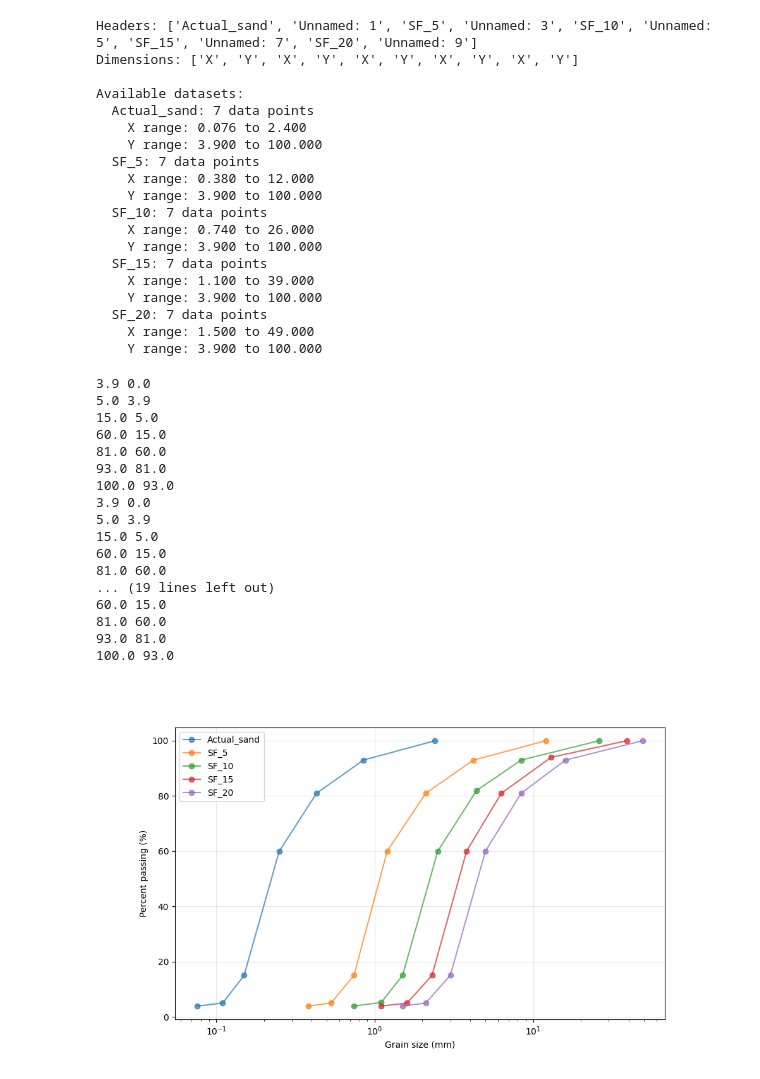
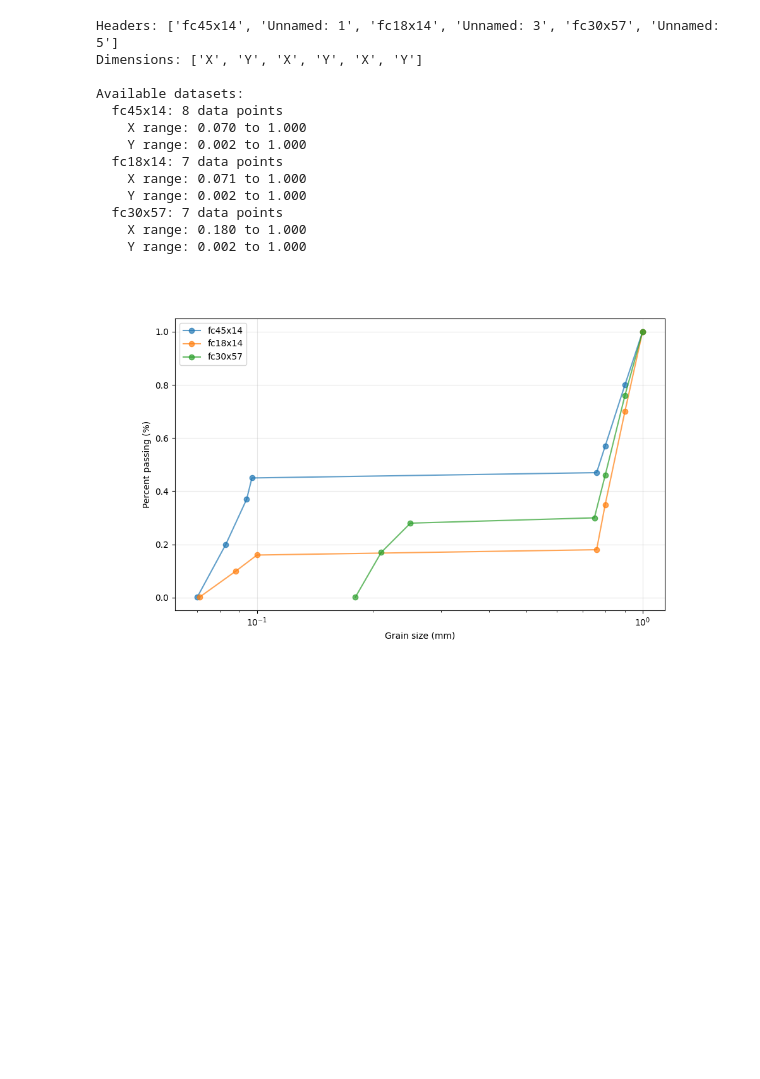
Before and after one commit to lornearnold/discrete_analytical_mech, a Jupyter notebook: literature_comparison.ipynb, the cells around one changed output. Drawn from its saved outputs; the diff is of its cells as text; code cells hidden in the pictures; blank space fills up the shorter version.

```diff
--- a/literature_comparison.ipynb
+++ b/literature_comparison.ipynb
@@ -13,7 +13,7 @@ def round_to_n_significant_digits(value, n=3):
     return np.round(value, -int(np.floor(np.log10(abs(value)))) + (n - 1))
 # %%
 # Read the CSV file with the special structure
-df = pd.read_csv("zeraati-shamsabadi_study_2025.csv")
+df = pd.read_csv("sufian_2021.csv")
 
 # Get the headers from row 1
 headers = df.columns.tolist()
@@ -61,25 +61,19 @@ for name, data in datasets.items():
     print(f"    X range: {data['x'].min():.3f} to {data['x'].max():.3f}")
     print(f"    Y range: {data['y'].min():.3f} to {data['y'].max():.3f}")
 # %% [output]
-Headers: ['Actual_sand', 'Unnamed: 1', 'SF_5', 'Unnamed: 3', 'SF_10', 'Unnamed: 5', 'SF_15', 'Unnamed: 7', 'SF_20', 'Unnamed: 9']
-Dimensions: ['X', 'Y', 'X', 'Y', 'X', 'Y', 'X', 'Y', 'X', 'Y']
+Headers: ['fc45x14', 'Unnamed: 1', 'fc18x14', 'Unnamed: 3', 'fc30x57', 'Unnamed: 5']
+Dimensions: ['X', 'Y', 'X', 'Y', 'X', 'Y']
 
 Available datasets:
-  Actual_sand: 7 data points
-    X range: 0.076 to 2.400
-    Y range: 3.900 to 100.000
-  SF_5: 7 data points
-    X range: 0.380 to 12.000
-    Y range: 3.900 to 100.000
-  SF_10: 7 data points
-    X range: 0.740 to 26.000
-    Y range: 3.900 to 100.000
-  SF_15: 7 data points
-    X range: 1.100 to 39.000
-    Y range: 3.900 to 100.000
-  SF_20: 7 data points
-    X range: 1.500 to 49.000
-    Y range: 3.900 to 100.000
+  fc45x14: 8 data points
+    X range: 0.070 to 1.000
+    Y range: 0.002 to 1.000
+  fc18x14: 7 data points
+    X range: 0.071 to 1.000
+    Y range: 0.002 to 1.000
+  fc30x57: 7 data points
+    X range: 0.180 to 1.000
+    Y range: 0.002 to 1.000
 # %%
 # Example: Access the first dataset
 dataset_name = list(datasets.keys())[0]
@@ -93,52 +87,35 @@ y_data = datasets[dataset_name]["y"]
 tol = 1e-3
 
 gsd_list = []
 mps_list = []
 # Plot all datasets
 figure, ax = plt.subplots(figsize=(10, 6))
 for name, data in datasets.items():
     ax.plot(data["x"], data["y"], "o-", label=name, alpha=0.7)
     sizes = data["x"]
     sizes = np.insert(sizes, 0, sizes[0]/2)  # Add a point at 10x the last size
     masses = data["y"]
     masses = np.insert(masses, 0, 0)  # Add a point at 10x the last mass
     retained = np.zeros(len(sizes))
     for i in range(len(masses) - 1):
         retained[i] = masses[i + 1] - masses[i]
 
     masses = retained
     g = GSD(sizes=sizes, masses=masses)
     mps = MinimalPackingGenerator(
-        g, x_n_factor=0.01, tol=tol, flex=True, density=1.0
+        g, x_n_factor=1, tol=tol, flex=True, density=1.0
     )
     gsd_list.append(g)
     mps_list.append(mps)
 
 
 ax.set_xlabel("Grain size (mm)")
 ax.set_ylabel("Percent passing (%)")
 ax.set_xscale("log")
 ax.legend()
 ax.grid(True, alpha=0.3)
 # %% [output]
-3.9 0.0
-5.0 3.9
-15.0 5.0
-60.0 15.0
-81.0 60.0
-93.0 81.0
-100.0 93.0
-3.9 0.0
-5.0 3.9
-15.0 5.0
-60.0 15.0
-81.0 60.0
-... (19 lines left out)
-60.0 15.0
-81.0 60.0
-93.0 81.0
-100.0 93.0
-[figure, old version]
+[figure, new version]
 # %%
 # Plot the grain size distributions
 plt.close("all")
```
Also changed, not shown: parts of 7 cells of this notebook, 15 other files.
